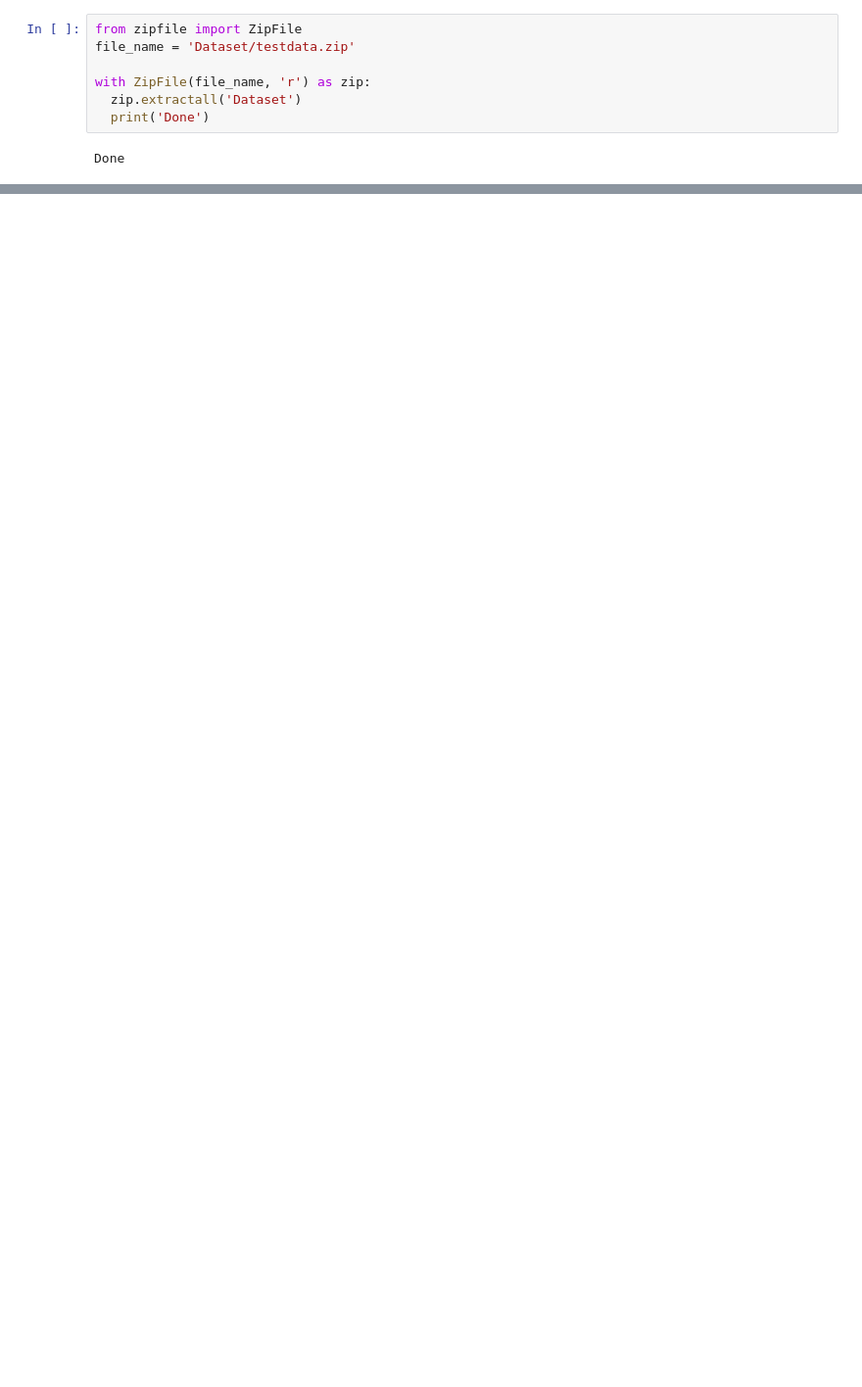
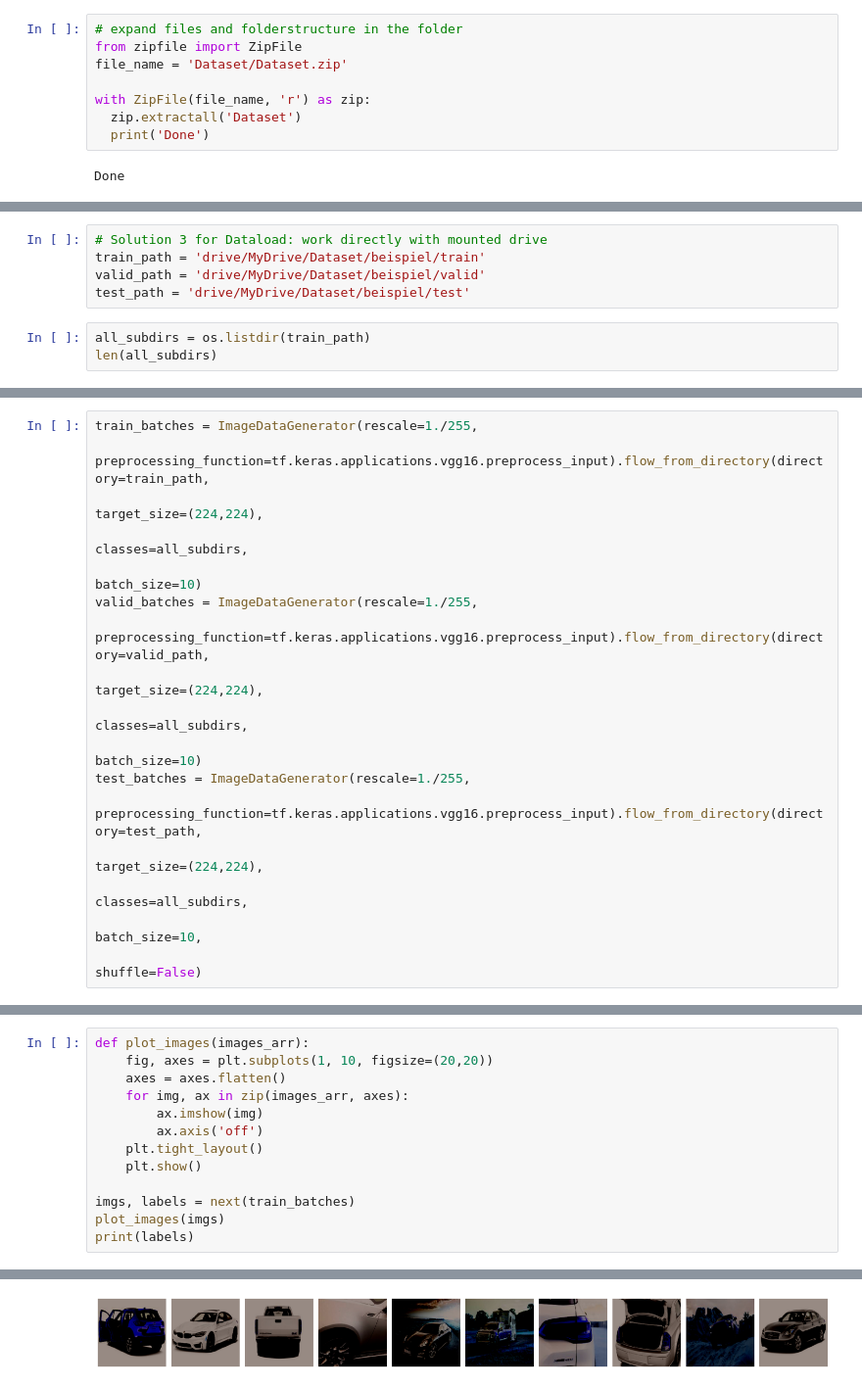
Before and after one commit to alexweltgeist/automarken_cnn, a Jupyter notebook: Autobilder_2ter_Versuch.ipynb, the cells around one changed output, grey strips where cells are left out. Shown: that part at 98% size. Saved outputs shown, nothing was run; the diff lists cells and outputs as text; blank space fills up the shorter version.

```diff
--- a/Autobilder_2ter_Versuch.ipynb
+++ b/Autobilder_2ter_Versuch.ipynb
@@ -29,7 +52,8 @@ User uploaded file "testdata.zip" with length 4851222 bytes
 ! mv testdata.zip Dataset
 # %%
+# expand files and folderstructure in the folder
 from zipfile import ZipFile
-file_name = 'Dataset/testdata.zip'
+file_name = 'Dataset/Dataset.zip'
 
 with ZipFile(file_name, 'r') as zip:
   zip.extractall('Dataset')
@@ -38,0 +68,8 @@ Done
+# %%
+# Solution 3 for Dataload: work directly with mounted drive
+train_path = 'drive/MyDrive/Dataset/beispiel/train'
+valid_path = 'drive/MyDrive/Dataset/beispiel/valid'
+test_path = 'drive/MyDrive/Dataset/beispiel/test'
+# %%
+all_subdirs = os.listdir(train_path)
+len(all_subdirs)
@@ -38,0 +80,17 @@ Done
+# %%
+train_batches = ImageDataGenerator(rescale=1./255,
+                                   preprocessing_function=tf.keras.applications.vgg16.preprocess_input).flow_from_directory(directory=train_path,
+                                                                                                                                            target_size=(224,224),
+                                                                                                                                            classes=all_subdirs,
+                                                                                                                                            batch_size=10)
+valid_batches = ImageDataGenerator(rescale=1./255,
+                                   preprocessing_function=tf.keras.applications.vgg16.preprocess_input).flow_from_directory(directory=valid_path,
+                                                                                                                                            target_size=(224,224),
+                                                                                                                                            classes=all_subdirs,
+                                                                                                                                            batch_size=10)
+test_batches = ImageDataGenerator(rescale=1./255,
+                                  preprocessing_function=tf.keras.applications.vgg16.preprocess_input).flow_from_directory(directory=test_path,
+                                                                                                                                           target_size=(224,224),
+                                                                                                                                           classes=all_subdirs,
+                                                                                                                                           batch_size=10,
+                                                                                                                                           shuffle=False)
@@ -38,0 +106,14 @@ Done
+# %%
+def plot_images(images_arr):
+    fig, axes = plt.subplots(1, 10, figsize=(20,20))
+    axes = axes.flatten()
+    for img, ax in zip(images_arr, axes):
+        ax.imshow(img)
+        ax.axis('off')
+    plt.tight_layout()
+    plt.show()
+
+imgs, labels = next(train_batches)
+plot_images(imgs)
+print(labels)
+# %% [output]
@@ -38,0 +130 @@ Done
+[figure, added]
```
Also changed, not shown: parts of 17 cells of this notebook.
